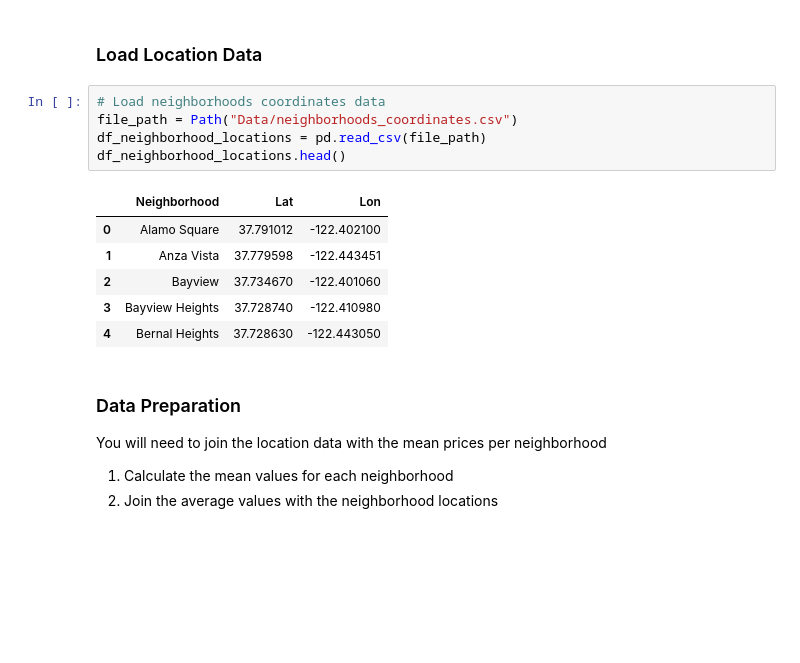
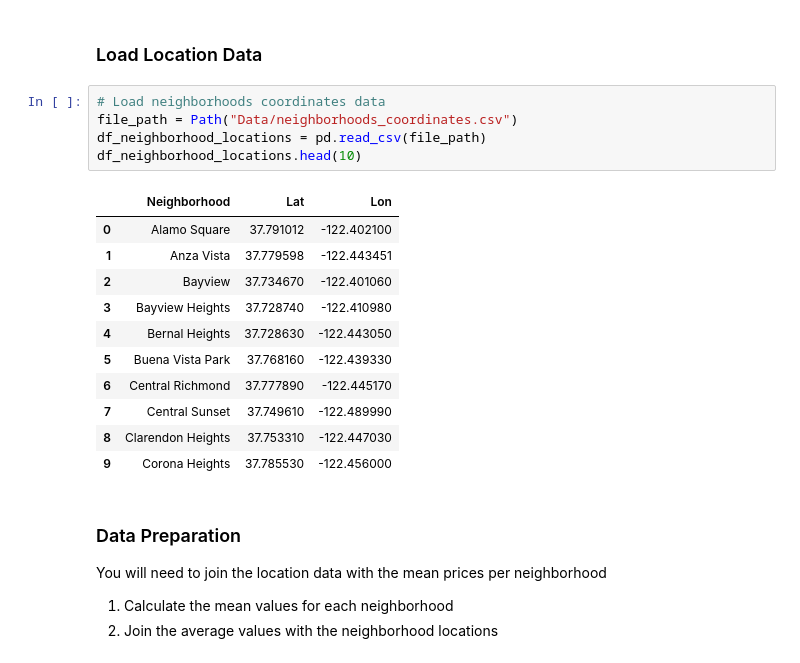
Before and after one commit to CapraRoyale/python-rental-analysis, a Jupyter notebook: rental_analysis.ipynb, the cells around one changed output. Drawn from its saved outputs; the diff is of its cells as text; blank space fills up the shorter version.

```diff
--- a/rental_analysis.ipynb
+++ b/rental_analysis.ipynb
@@ -185,15 +190,20 @@ In this section, you will read in neighboor location data and build an interacti
 # %%
 # Load neighborhoods coordinates data
 file_path = Path("Data/neighborhoods_coordinates.csv")
 df_neighborhood_locations = pd.read_csv(file_path)
-df_neighborhood_locations.head()
+df_neighborhood_locations.head(10)
 # %% [output]
 |  | Neighborhood | Lat | Lon |
 | 0 | Alamo Square | 37.791012 | -122.402100 |
 | 1 | Anza Vista | 37.779598 | -122.443451 |
 | 2 | Bayview | 37.734670 | -122.401060 |
 | 3 | Bayview Heights | 37.728740 | -122.410980 |
 | 4 | Bernal Heights | 37.728630 | -122.443050 |
+| 5 | Buena Vista Park | 37.768160 | -122.439330 |
+| 6 | Central Richmond | 37.777890 | -122.445170 |
+| 7 | Central Sunset | 37.749610 | -122.489990 |
+| 8 | Clarendon Heights | 37.753310 | -122.447030 |
+| 9 | Corona Heights | 37.785530 | -122.456000 |
 # %% [markdown]
 ### Data Preparation
 
```
Also changed, not shown: parts of 7 cells of this notebook.
